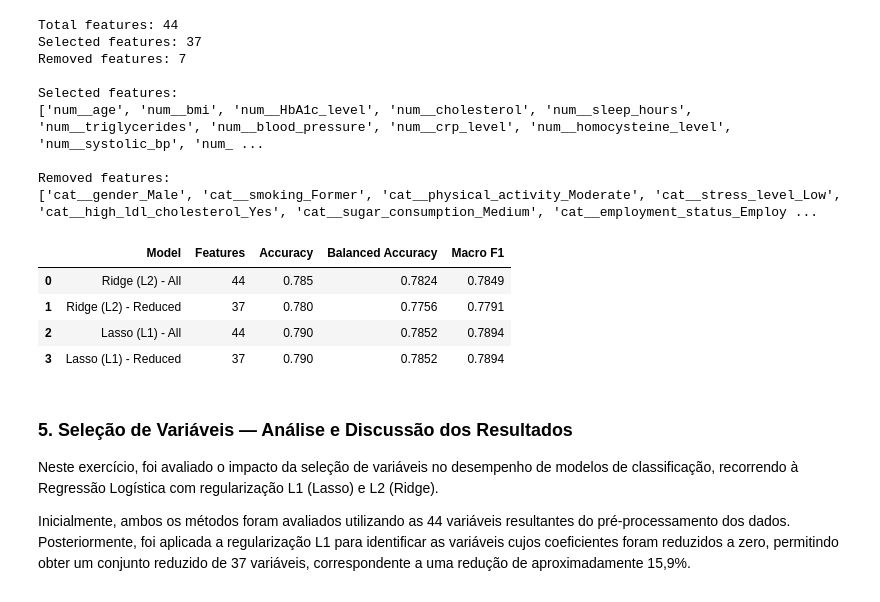
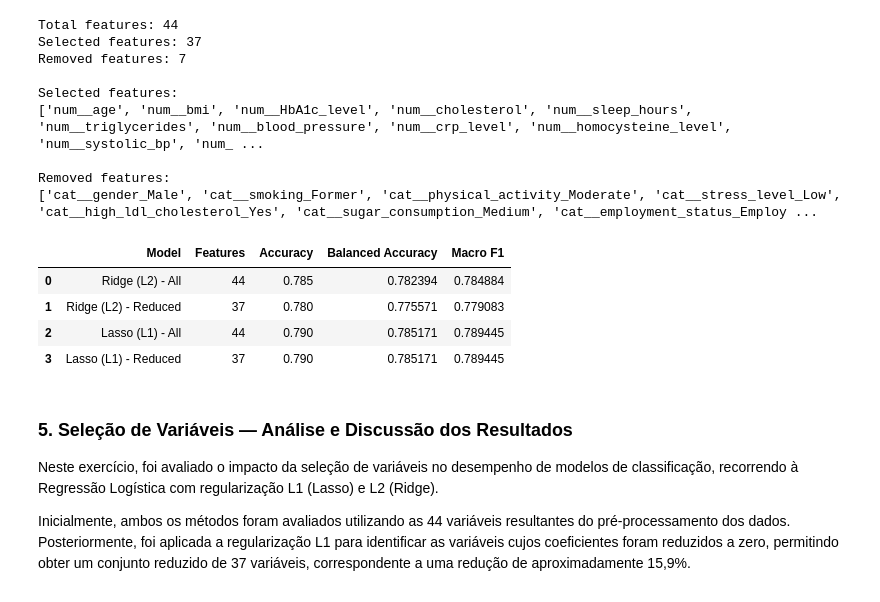
Before and after one commit to GasparAVieira/APRAU, a Jupyter notebook: Diogov2.ipynb, the cells around one changed output. Cells and saved outputs as stored; diff of their text form; code cells hidden in the pictures.

```diff
--- a/Diogov2.ipynb
+++ b/Diogov2.ipynb
@@ -720,7 +720,7 @@ for feature in X.columns:
     })
 
 simple_df = pd.DataFrame(simple_results).sort_values(
-    by='RMSE'
+    by='R2',
 )
 
 display(simple_df.round(4))
@@ -1496,7 +1496,8 @@ for i in range(n_iterations):
     train_idx = rng.choice(
         len(X),
         size=len(X),
-        replace=True
+        replace=True,
+        seed=42
     )
 
     # Out-of-bag indices
@@ -2020,38 +2038,38 @@ comparison_models = {
         ))
     ])
 }
 
 comparison_results = []
 
 for name, model in comparison_models.items():
 
     clf = clone(model)
     clf.fit(X_train, y_train)
 
     y_pred = clf.predict(X_test)
 
     n_features = (
         clf.named_steps['selector'].get_support().sum()
         if 'selector' in clf.named_steps
         else len(clf.named_steps['preprocessor'].get_feature_names_out())
     )
 
     comparison_results.append({
         'Model': name,
         'Features': n_features,
         'Accuracy': accuracy_score(y_test, y_pred),
         'Balanced Accuracy': balanced_accuracy_score(y_test, y_pred),
         'Macro F1': f1_score(y_test, y_pred, average='macro')
     })
 
 comparison_df = pd.DataFrame(comparison_results)
-display(comparison_df.round(4))
+display(comparison_df.round(8))
 # %% [output]
 |  | Model | Features | Accuracy | Balanced Accuracy | Macro F1 |
-| 0 | Ridge (L2) - All | 44 | 0.785 | 0.7824 | 0.7849 |
-| 1 | Ridge (L2) - Reduced | 37 | 0.780 | 0.7756 | 0.7791 |
-| 2 | Lasso (L1) - All | 44 | 0.790 | 0.7852 | 0.7894 |
-| 3 | Lasso (L1) - Reduced | 37 | 0.790 | 0.7852 | 0.7894 |
+| 0 | Ridge (L2) - All | 44 | 0.785 | 0.782394 | 0.784884 |
+| 1 | Ridge (L2) - Reduced | 37 | 0.780 | 0.775571 | 0.779083 |
+| 2 | Lasso (L1) - All | 44 | 0.790 | 0.785171 | 0.789445 |
+| 3 | Lasso (L1) - Reduced | 37 | 0.790 | 0.785171 | 0.789445 |
 # %% [markdown]
 ### 5. Seleção de Variáveis — Análise e Discussão dos Resultados
 
```
Also changed, not shown: parts of 5 cells of this notebook, 1 other file.
